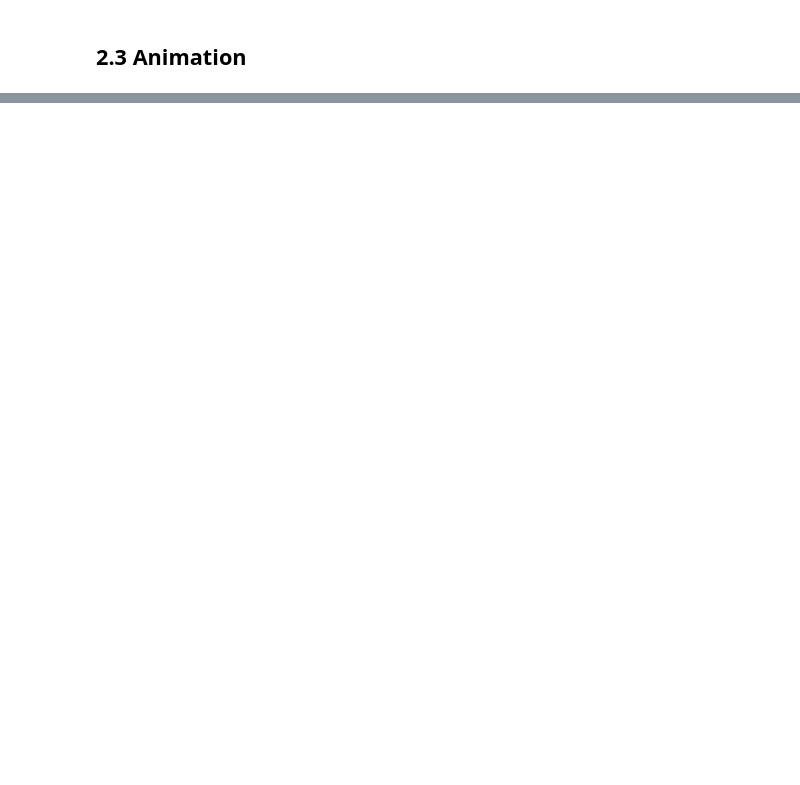
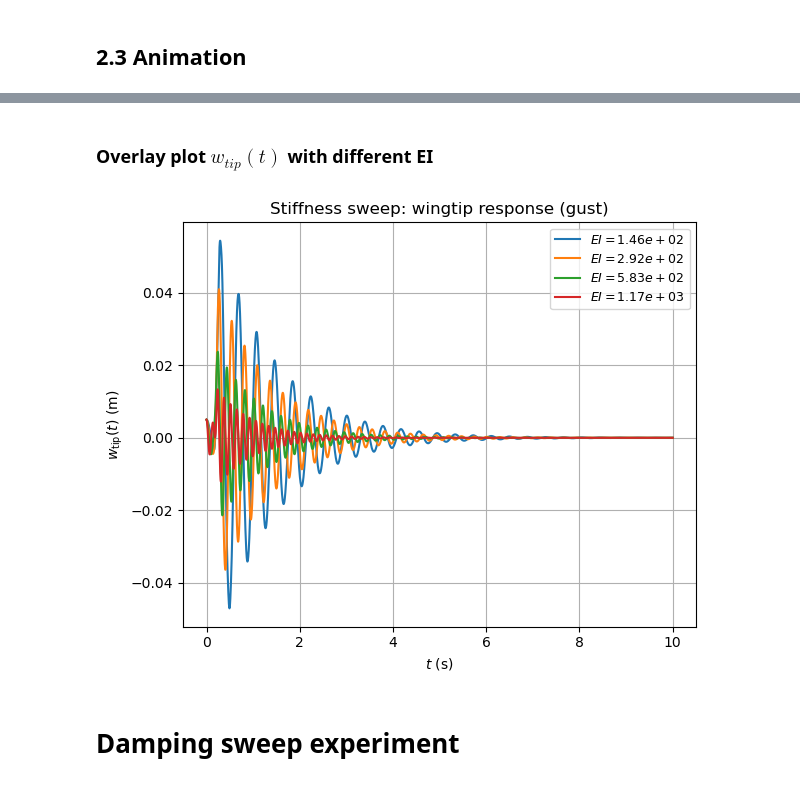
Before and after one commit to dssong2/ae370-project2, a Jupyter notebook: main/notebooks/beam_results.ipynb, the cells around one changed output, grey strips where cells are left out. Cells and saved outputs as stored; diff of their text form; code cells hidden in the pictures; blank space fills up the shorter version.

```diff
--- a/main/notebooks/beam_results.ipynb
+++ b/main/notebooks/beam_results.ipynb
@@ -209,0 +218,17 @@ Spatial convergence (trapezoid):
+# %% [markdown]
+### Overlay plot $w_{tip}(t)$ with different EI
+# %%
+fig, ax = plt.subplots(figsize=(6.2, 5.0), tight_layout=True)
+for EI_i, t, w_tip in tip_histories:
+    ax.plot(t, w_tip, linewidth=1.5, label=rf"$EI={EI_i:.2e}$")
+ax.set_xlabel(r"$t$ (s)")
+ax.set_ylabel(r"$w_{\mathrm{tip}}(t)$ (m)")
+ax.set_title(r"Stiffness sweep: wingtip response (gust)")
+ax.grid(True, which="both")
+ax.legend(loc="best", fontsize=9)
+plt.savefig("../data/stiffness_sweep_tip_time_histories.pdf", bbox_inches="tight")
+plt.show()
+# %% [output]
+[figure, added]
+# %% [markdown]
+# Damping sweep experiment
```
Also changed, not shown: parts of 19 cells of this notebook, 13 other files.
